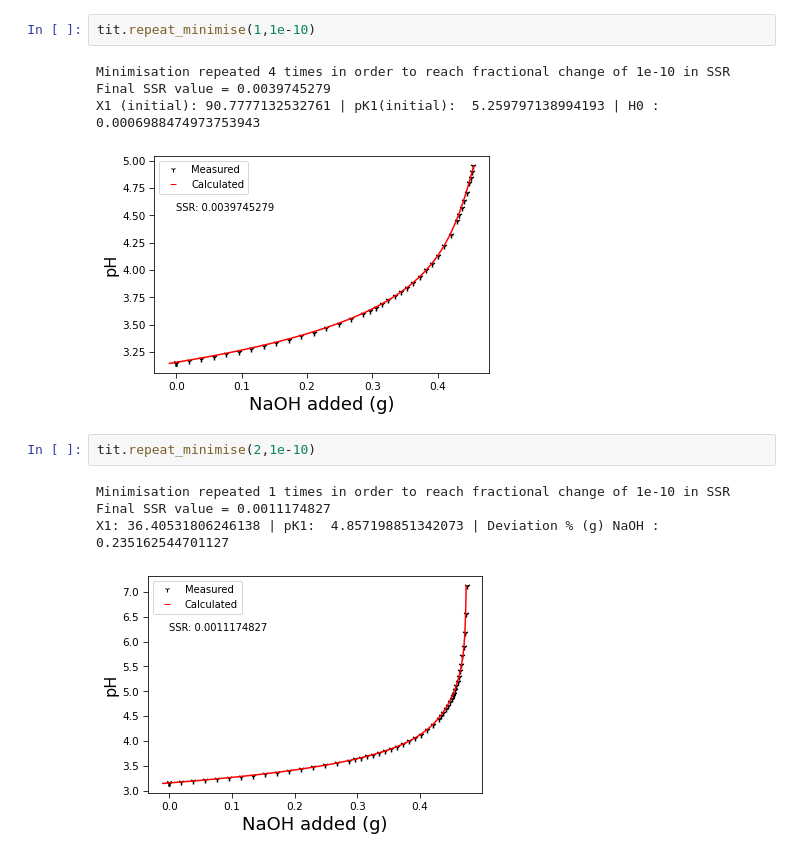
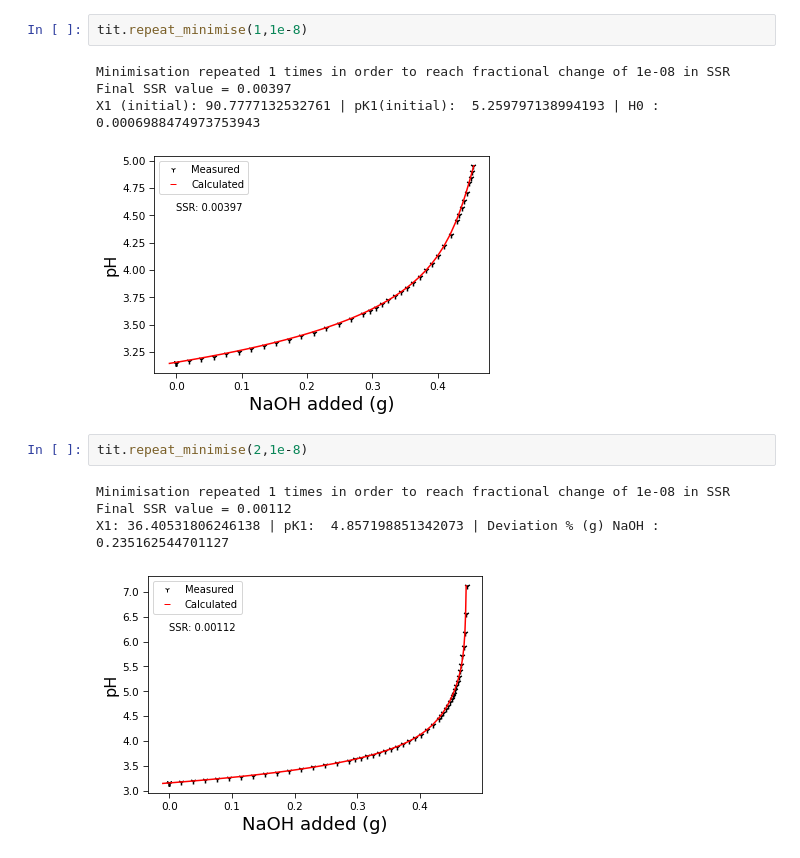
Before and after one commit to charles-turner-1/org-alk-sausage-machine, a Jupyter notebook: Test_Notebook.ipynb, the cells around one changed output. Cells and saved outputs as stored; diff of their text form.

```diff
--- a/Test_Notebook.ipynb
+++ b/Test_Notebook.ipynb
@@ -27,17 +46,17 @@ See the caveats in the documentation: https://pandas.pydata.org/pandas-docs/stab
 # %%
-tit.repeat_minimise(1,1e-10)
+tit.repeat_minimise(1,1e-8)
 # %% [output]
-Minimisation repeated 4 times in order to reach fractional change of 1e-10 in SSR
-Final SSR value = 0.0039745279
+Minimisation repeated 1 times in order to reach fractional change of 1e-08 in SSR
+Final SSR value = 0.00397
 X1 (initial): 90.7777132532761 | pK1(initial):  5.259797138994193 | H0 : 0.0006988474973753943
-[figure, old version]
+[figure, new version]
 # %%
-tit.repeat_minimise(2,1e-10)
+tit.repeat_minimise(2,1e-8)
 # %% [output]
-Minimisation repeated 1 times in order to reach fractional change of 1e-10 in SSR
-Final SSR value = 0.0011174827
+Minimisation repeated 1 times in order to reach fractional change of 1e-08 in SSR
+Final SSR value = 0.00112
 X1: 36.40531806246138 | pK1:  4.857198851342073 | Deviation % (g) NaOH : 0.235162544701127
-[figure, old version]
+[figure, new version]
 # %%
 tit.repeat_minimise(3,1e-8)
 # %% [output]
```
Also changed, not shown: parts of 3 cells of this notebook, 1 other file.
